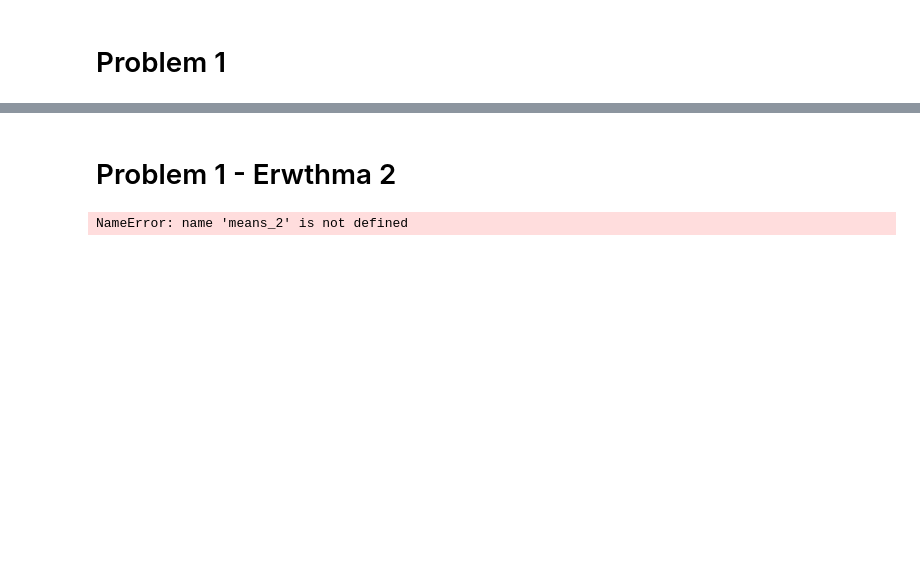
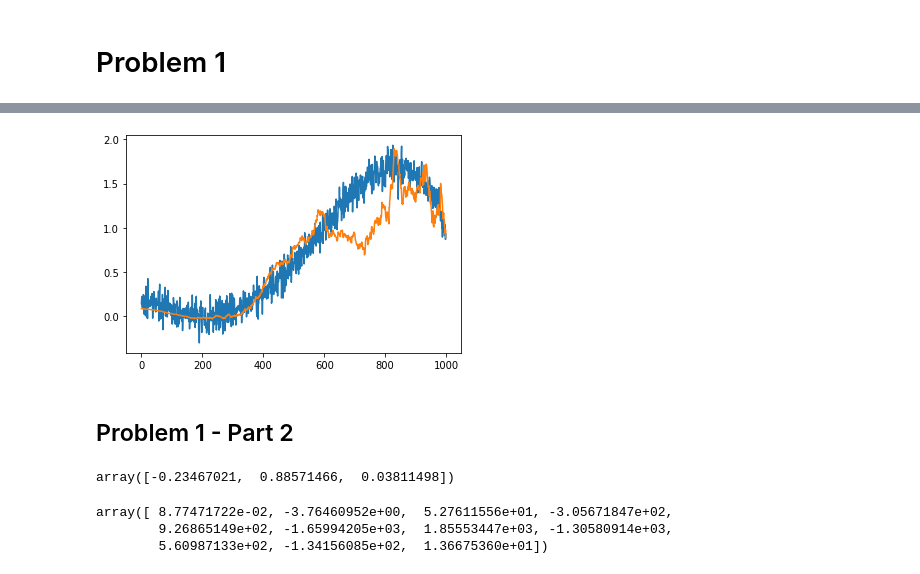
Before and after one commit to PiStefania/Machine_Learning_Exercises, a Jupyter notebook: Ex1_rou.ipynb, the cells around one changed output, grey strips where cells are left out. Drawn from its saved outputs; the diff is of its cells as text; code cells hidden in the pictures; blank space fills up the shorter version.

```diff
--- a/Ex1_rou.ipynb
+++ b/Ex1_rou.ipynb
@@ -70,17 +84,7 @@ mse_test.round(3)
+# %%
+ax = plt.plot(y_real, markersize=0.5)
+ax = plt.plot(y_test, markersize=0.5)
+# %% [output]
+[figure, added]
 # %% [markdown]
-# Problem 1 - Erwthma 2
+## Problem 1 - Part 2
-# %%
-for i in range(1, 101):
-    noise = white_noise(20, 0.1)
-    x = create_points(20)
-    y = create_distribution(x, 5, theta)
-    lsv_2 = np.polyfit(x, y, 2)
-    lsv_10 = np.polyfit(x, y, 10)
-    y_test_2 = create_distribution(x, 2, lsv_2)
-    y_test_10 = create_distribution(x, 10, lsv_10)
-    means_2.append(np.mean(y_test_2))
-    stdevs_2.append(np.std(y_test_2))
-    means_10.append(np.mean(y_test_10))
-    stdevs_10.append(np.std(y_test_10))
-# %% [output]
-NameError: name 'means_2' is not defined
@@ -86,0 +97,10 @@ NameError: name 'means_2' is not defined
+# %%
+theta_least_squares_2
+# %% [output]
+array([-0.23467021,  0.88571466,  0.03811498])
+# %%
+theta_least_squares_10
+# %% [output]
+array([ 8.77471722e-02, -3.76460952e+00,  5.27611556e+01, -3.05671847e+02,
+        9.26865149e+02, -1.65994205e+03,  1.85553447e+03, -1.30580914e+03,
+        5.60987133e+02, -1.34156085e+02,  1.36675360e+01])
```
Also changed, not shown: parts of 31 cells of this notebook.
